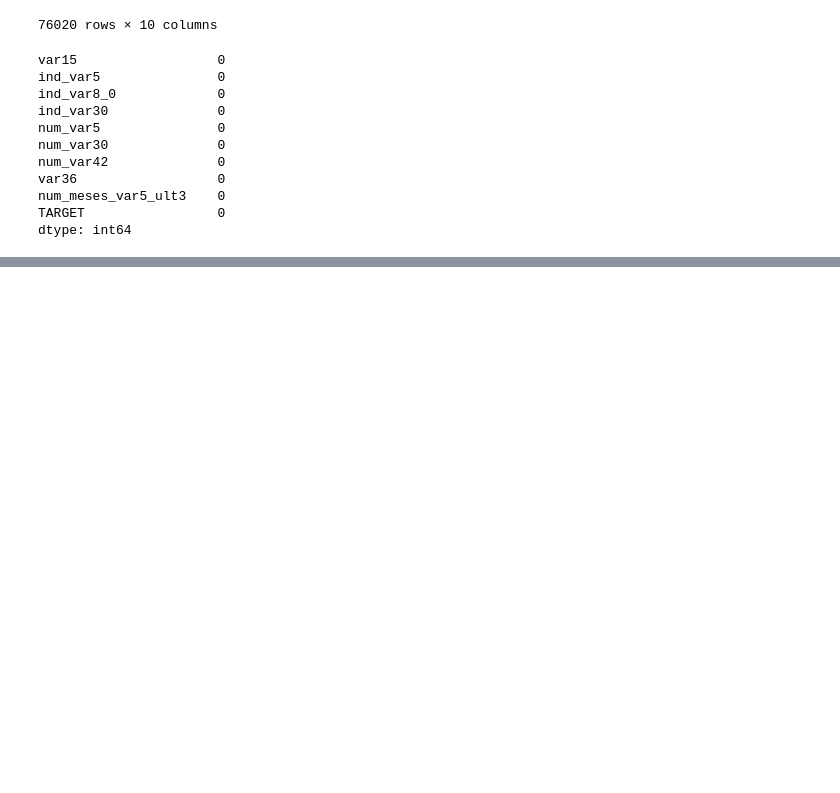
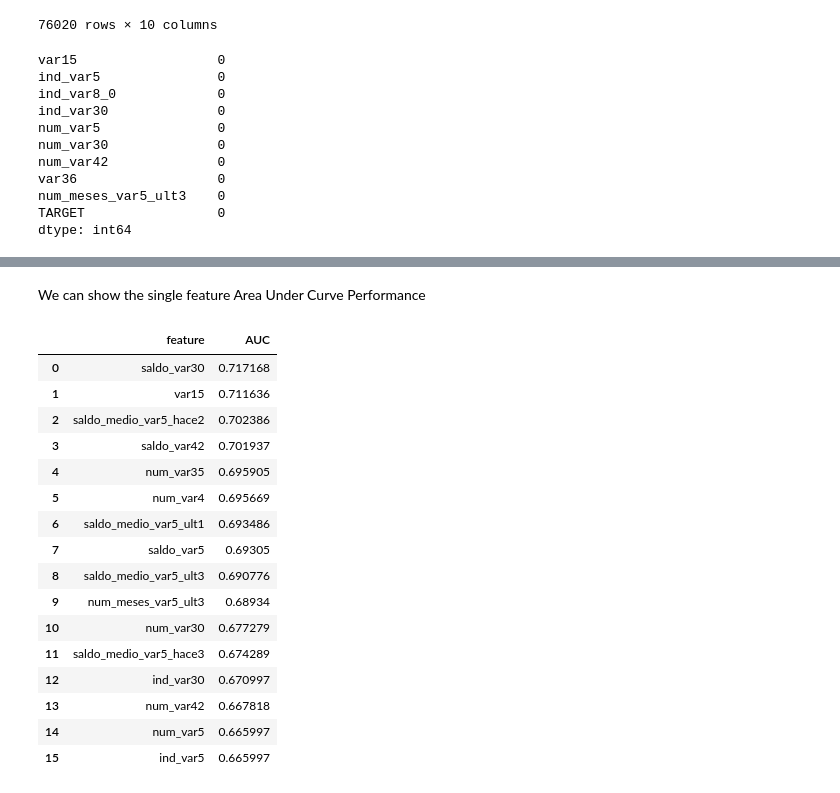
Before and after one commit to Maesh/santander-kaggle, a Jupyter notebook: Data Notebook.ipynb, the cells around one changed output, grey strips where cells are left out. Saved outputs shown, nothing was run; the diff lists cells and outputs as text; code cells hidden in the pictures; blank space fills up the shorter version.

```diff
--- a/Data Notebook.ipynb
+++ b/Data Notebook.ipynb
@@ -400,0 +438,25 @@ test[features[:-1]].to_csv('selfeats9.test.csv',',')
+# %% [markdown]
+We can show the single feature Area Under Curve Performance
+# %%
+#%% sort according to AUC and present the table
+singleFeatureTable = singleFeatureTable.sort_values(by='AUC', axis=0, ascending=False).reset_index(drop=True)
+
+singleFeatureTable.ix[:15,:]
+# %% [output]
+|  | feature | AUC |
+| 0 | saldo_var30 | 0.717168 |
+| 1 | var15 | 0.711636 |
+| 2 | saldo_medio_var5_hace2 | 0.702386 |
+| 3 | saldo_var42 | 0.701937 |
+| 4 | num_var35 | 0.695905 |
+| 5 | num_var4 | 0.695669 |
+| 6 | saldo_medio_var5_ult1 | 0.693486 |
+| 7 | saldo_var5 | 0.69305 |
+| 8 | saldo_medio_var5_ult3 | 0.690776 |
+| 9 | num_meses_var5_ult3 | 0.68934 |
+| 10 | num_var30 | 0.677279 |
+| 11 | saldo_medio_var5_hace3 | 0.674289 |
+| 12 | ind_var30 | 0.670997 |
+| 13 | num_var42 | 0.667818 |
+| 14 | num_var5 | 0.665997 |
+| 15 | ind_var5 | 0.665997 |
```
Also changed, not shown: parts of 13 cells of this notebook, 2 other files.
